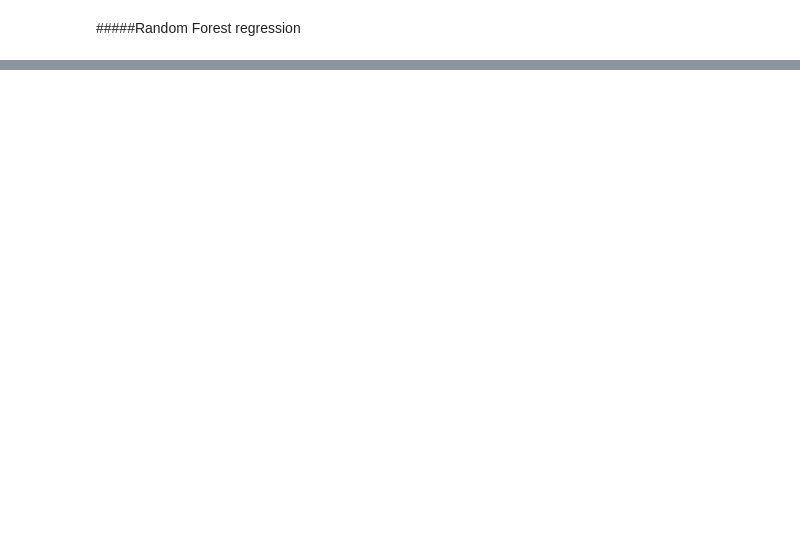
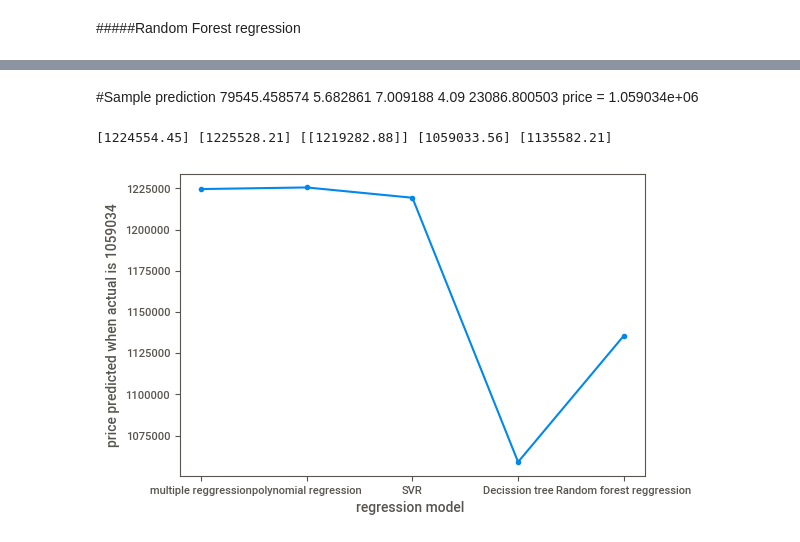
Before and after one commit to AnkurKumarShukla/Machine-Learning-Fundamental-, a Jupyter notebook: project on ml/HousePricePrediction (1).ipynb, the cells around one changed output, grey strips where cells are left out. Drawn from its saved outputs; the diff is of its cells as text; code cells hidden in the pictures; blank space fills up the shorter version.

```diff
--- a/project on ml/HousePricePrediction (1).ipynb
+++ b/project on ml/HousePricePrediction (1).ipynb
@@ -259,0 +281,12 @@ plt.show()
+# %% [markdown]
+#Sample prediction   79545.458574	5.682861	7.009188	4.09	23086.800503	    price = 1.059034e+06
+# %%
+plt.plot(yaxixp,[m,p,s,d,r],)
+print(m,p,s,d,r)
+plt.xlabel('regression model ')
+plt.ylabel('price predicted when actual is 1059034')
+plt.scatter(yaxixp,[m,p,s,d,r])
+plt.show()
+# %% [output]
+[1224554.45] [1225528.21] [[1219282.88]] [1059033.56] [1135582.21]
+[figure, added]
```
Also changed, not shown: parts of 11 cells of this notebook, 1 other file.
